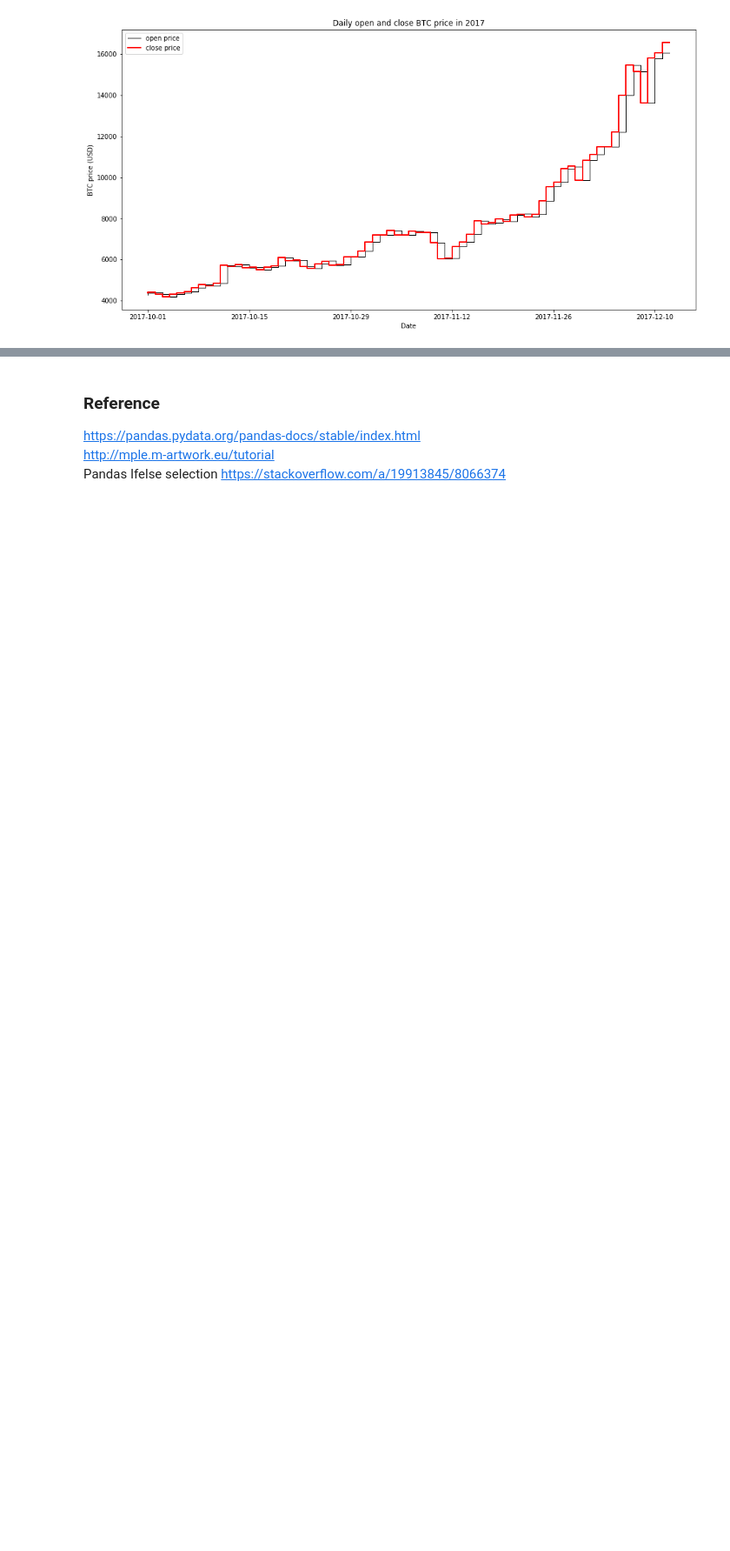
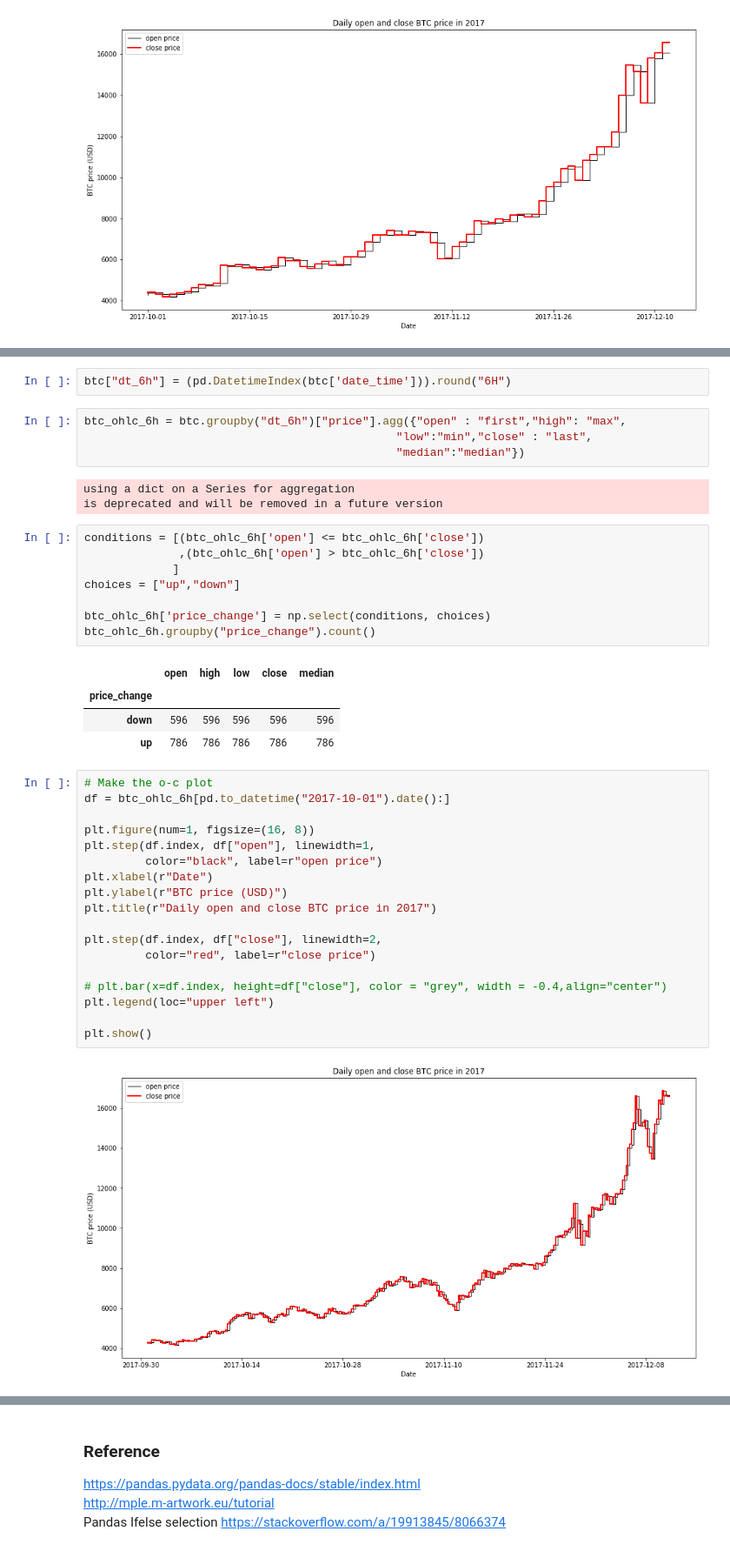
Before and after one commit to Liam-O/Data620, a Jupyter notebook: FinalProject/getting_btc_price.ipynb, the cells around one changed output, grey strips where cells are left out. Shown at 87% size. Saved outputs shown, nothing was run; the diff lists cells and outputs as text; blank space fills up the shorter version.

Commit message:
added ohlc files: day and 6h aggregation

```diff
--- a/FinalProject/getting_btc_price.ipynb
+++ b/FinalProject/getting_btc_price.ipynb
@@ -176,0 +170,42 @@ plt.show()
+# %%
+btc["dt_6h"] = (pd.DatetimeIndex(btc['date_time'])).round("6H")
+# %%
+btc_ohlc_6h = btc.groupby("dt_6h")["price"].agg({"open" : "first","high": "max",
+                                              "low":"min","close" : "last",
+                                              "median":"median"})
+# %% [output]
+using a dict on a Series for aggregation
+is deprecated and will be removed in a future version
+# %%
+conditions = [(btc_ohlc_6h['open'] <= btc_ohlc_6h['close'])
+              ,(btc_ohlc_6h['open'] > btc_ohlc_6h['close'])
+             ]
+choices = ["up","down"]
+
+btc_ohlc_6h['price_change'] = np.select(conditions, choices)
+btc_ohlc_6h.groupby("price_change").count()
+# %% [output]
+|  | open | high | low | close | median |
+| price_change |  |  |  |  |  |
+| down | 596 | 596 | 596 | 596 | 596 |
+| up | 786 | 786 | 786 | 786 | 786 |
+# %%
+# Make the o-c plot
+df = btc_ohlc_6h[pd.to_datetime("2017-10-01").date():]
+
+plt.figure(num=1, figsize=(16, 8))
+plt.step(df.index, df["open"], linewidth=1,
+         color="black", label=r"open price")
+plt.xlabel(r"Date")
+plt.ylabel(r"BTC price (USD)")
+plt.title(r"Daily open and close BTC price in 2017")
+
+plt.step(df.index, df["close"], linewidth=2,
+         color="red", label=r"close price")
+
+# plt.bar(x=df.index, height=df["close"], color = "grey", width = -0.4,align="center")
+plt.legend(loc="upper left")
+
+plt.show()
+# %% [output]
+[figure, added]
```
Also changed, not shown: parts of 6 cells of this notebook, 2 other files.
